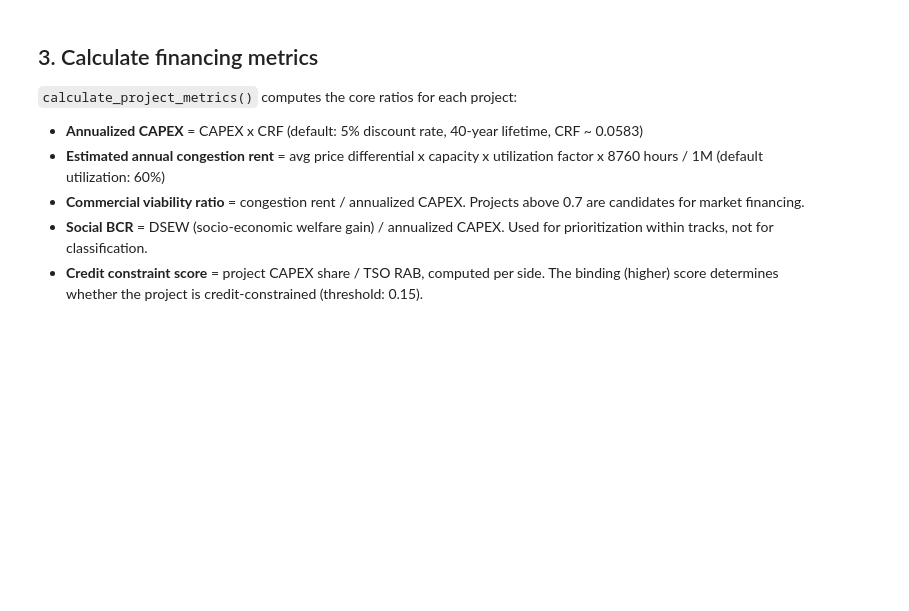
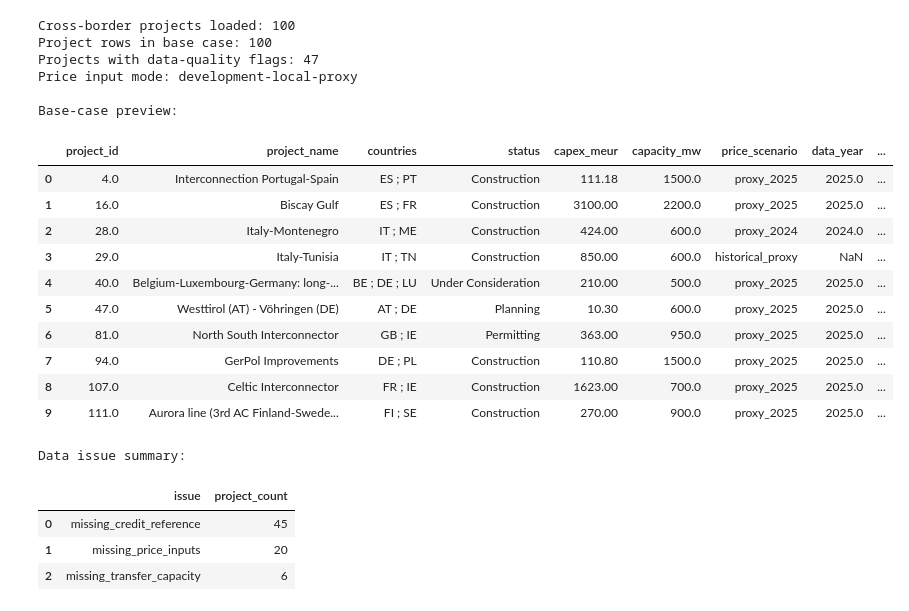
Before and after one commit to lucas-vivier/GridFinancing, a Jupyter notebook: notebooks/financing_triage.ipynb, the cells around one changed output. Drawn from its saved outputs; the diff is of its cells as text; code cells hidden in the pictures; blank space fills up the shorter version.

```diff
--- a/notebooks/financing_triage.ipynb
+++ b/notebooks/financing_triage.ipynb
@@ -76,23 +86,53 @@ The result is a single DataFrame with one row per cross-border project and all i
 # %%
 master = build_project_master_table(development_mode=True)
 
-print(f"Cross-border projects loaded: {len(master)}")
+print(f"Cross-border projects loaded: {master['project_id'].nunique()}")
+print(f"Project rows in base case: {len(master)}")
 print(f"Projects with data-quality flags: {master['has_data_quality_issue'].sum()}")
 print(f"Price input mode: {master['price_input_mode'].iloc[0]}")
 print()
 
-master[[
-    "project_id", "project_name", "countries", "country_count",
-    "capex_meur", "capacity_mw", "status",
+preview = master[[
+    "project_id", "project_name", "countries", "status",
+    "capex_meur", "capacity_mw",
+    "price_scenario", "data_year", "hourly_observation_count",
     "avg_price_diff_eur_per_mwh", "data_quality_flags",
-]].head(15)
+]].head(10)
+
+data_issue_summary = (
+    master.loc[master["has_data_quality_issue"], "data_quality_flags"]
+    .dropna()
+    .str.split(";")
+    .explode()
+    .value_counts()
+    .rename_axis("issue")
+    .reset_index(name="project_count")
+)
+
+print("Base-case preview:")
+display(preview)
+print("Data issue summary:")
+display(data_issue_summary)
+# %% [output]
+Cross-border projects loaded: 100
+Project rows in base case: 100
+Projects with data-quality flags: 47
+Price input mode: development-local-proxy
+
+Base-case preview:
+|  | project_id | project_name | countries | status | capex_meur | capacity_mw | price_scenario | data_year | ... |
+| 0 | 4.0 | Interconnection Portugal-Spain | ES ; PT | Construction | 111.18 | 1500.0 | proxy_2025 | 2025.0 | ... |
+| 1 | 16.0 | Biscay Gulf | ES ; FR | Construction | 3100.00 | 2200.0 | proxy_2025 | 2025.0 | ... |
+| 2 | 28.0 | Italy-Montenegro | IT ; ME | Construction | 424.00 | 600.0 | proxy_2024 | 2024.0 | ... |
+| 3 | 29.0 | Italy-Tunisia | IT ; TN | Construction | 850.00 | 600.0 | historical_proxy | NaN | ... |
+| 4 | 40.0 | Belgium-Luxembourg-Germany: long-... | BE ; DE ; LU | Under Consideration | 210.00 | 500.0 | proxy_2025 | 2025.0 | ... |
+| 5 | 47.0 | Westtirol (AT) - Vöhringen (DE) | AT ; DE | Planning | 10.30 | 600.0 | proxy_2025 | 2025.0 | ... |
+| 6 | 81.0 | North South Interconnector | GB ; IE | Permitting | 363.00 | 950.0 | proxy_2025 | 2025.0 | ... |
+| 7 | 94.0 | GerPol Improvements | DE ; PL | Construction | 110.80 | 1500.0 | proxy_2025 | 2025.0 | ... |
+| 8 | 107.0 | Celtic Interconnector | FR ; IE | Construction | 1623.00 | 700.0 | proxy_2025 | 2025.0 | ... |
+| 9 | 111.0 | Aurora line (3rd AC Finland-Swede... | FI ; SE | Construction | 270.00 | 900.0 | proxy_2025 | 2025.0 | ... |
+Data issue summary:
+|  | issue | project_count |
+| 0 | missing_credit_reference | 45 |
+| 1 | missing_price_inputs | 20 |
+| 2 | missing_transfer_capacity | 6 |
-# %% [markdown]
-## 3. Calculate financing metrics
-
-`calculate_project_metrics()` computes the core ratios for each project:
-
-- **Annualized CAPEX** = CAPEX x CRF (default: 5% discount rate, 40-year lifetime, CRF ~ 0.0583)
-- **Estimated annual congestion rent** = avg price differential x capacity x utilization factor x 8760 hours / 1M (default utilization: 60%)
-- **Commercial viability ratio** = congestion rent / annualized CAPEX. Projects above 0.7 are candidates for market financing.
-- **Social BCR** = DSEW (socio-economic welfare gain) / annualized CAPEX. Used for prioritization within tracks, not for classification.
-- **Credit constraint score** = project CAPEX share / TSO RAB, computed per side. The binding (higher) score determines whether the project is credit-constrained (threshold: 0.15).
```
Also changed, not shown: parts of 32 cells of this notebook, 4 other files.
